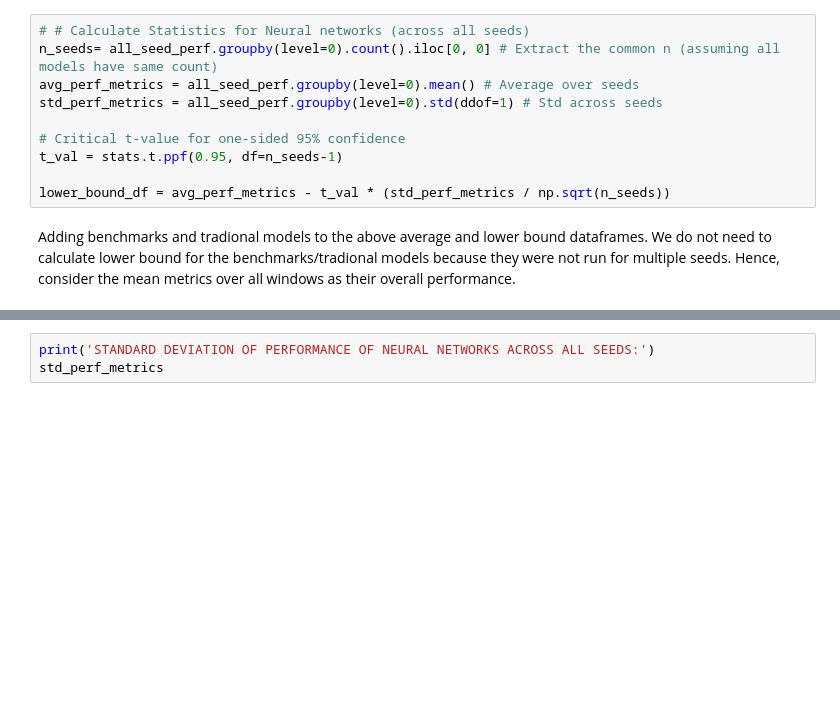
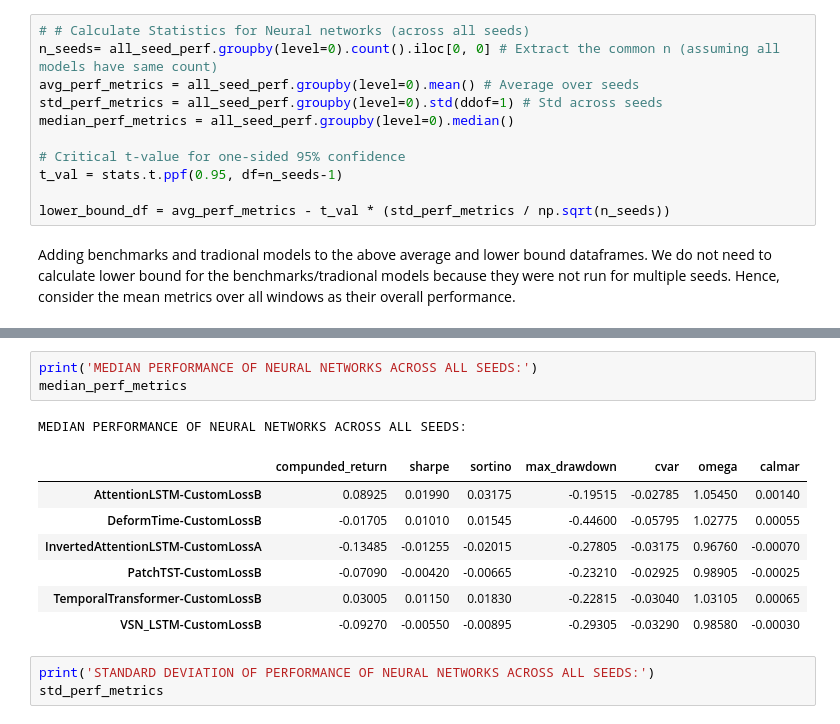
Before and after one commit to travisdesell/exact, a Jupyter notebook: financial_loss_functions/exploration/test_analysis.ipynb, the cells around one changed output, grey strips where cells are left out. Cells and saved outputs as stored; diff of their text form; blank space fills up the shorter version.

```diff
--- a/financial_loss_functions/exploration/test_analysis.ipynb
+++ b/financial_loss_functions/exploration/test_analysis.ipynb
@@ -188,6 +188,7 @@ Calculate Statistics for all models over all seeds.
 n_seeds= all_seed_perf.groupby(level=0).count().iloc[0, 0] # Extract the common n (assuming all models have same count)
 avg_perf_metrics = all_seed_perf.groupby(level=0).mean() # Average over seeds
 std_perf_metrics = all_seed_perf.groupby(level=0).std(ddof=1) # Std across seeds
+median_perf_metrics = all_seed_perf.groupby(level=0).median()
 
 # Critical t-value for one‑sided 95% confidence
 t_val = stats.t.ppf(0.95, df=n_seeds-1)
@@ -217,6 +218,18 @@ AVERAGE PERFORMANCE OF NEURAL NETWORKS ACROSS ALL SEEDS:
 | NaiveMVP | -0.090200 | -0.016200 | -0.024700 | -0.168400 | -0.021000 | 0.958700 | -0.00090 |
 | GlobalMinimumVariance | -0.090200 | -0.016200 | -0.024700 | -0.168400 | -0.021000 | 0.958700 | -0.00090 |
 | MeanVariancePortfolio | -0.342500 | -0.043700 | -0.069200 | -0.436300 | -0.036300 | 0.889900 | -0.00170 |
+# %%
+print('MEDIAN PERFORMANCE OF NEURAL NETWORKS ACROSS ALL SEEDS:')
+median_perf_metrics
+# %% [output]
+MEDIAN PERFORMANCE OF NEURAL NETWORKS ACROSS ALL SEEDS:
+|  | compunded_return | sharpe | sortino | max_drawdown | cvar | omega | calmar |
+| AttentionLSTM-CustomLossB | 0.08925 | 0.01990 | 0.03175 | -0.19515 | -0.02785 | 1.05450 | 0.00140 |
+| DeformTime-CustomLossB | -0.01705 | 0.01010 | 0.01545 | -0.44600 | -0.05795 | 1.02775 | 0.00055 |
+| InvertedAttentionLSTM-CustomLossA | -0.13485 | -0.01255 | -0.02015 | -0.27805 | -0.03175 | 0.96760 | -0.00070 |
+| PatchTST-CustomLossB | -0.07090 | -0.00420 | -0.00665 | -0.23210 | -0.02925 | 0.98905 | -0.00025 |
+| TemporalTransformer-CustomLossB | 0.03005 | 0.01150 | 0.01830 | -0.22815 | -0.03040 | 1.03105 | 0.00065 |
+| VSN_LSTM-CustomLossB | -0.09270 | -0.00550 | -0.00895 | -0.29305 | -0.03290 | 0.98580 | -0.00030 |
 # %%
 print('STANDARD DEVIATION OF PERFORMANCE OF NEURAL NETWORKS ACROSS ALL SEEDS:')
 std_perf_metrics
```
Also changed, not shown: parts of 14 cells of this notebook.
